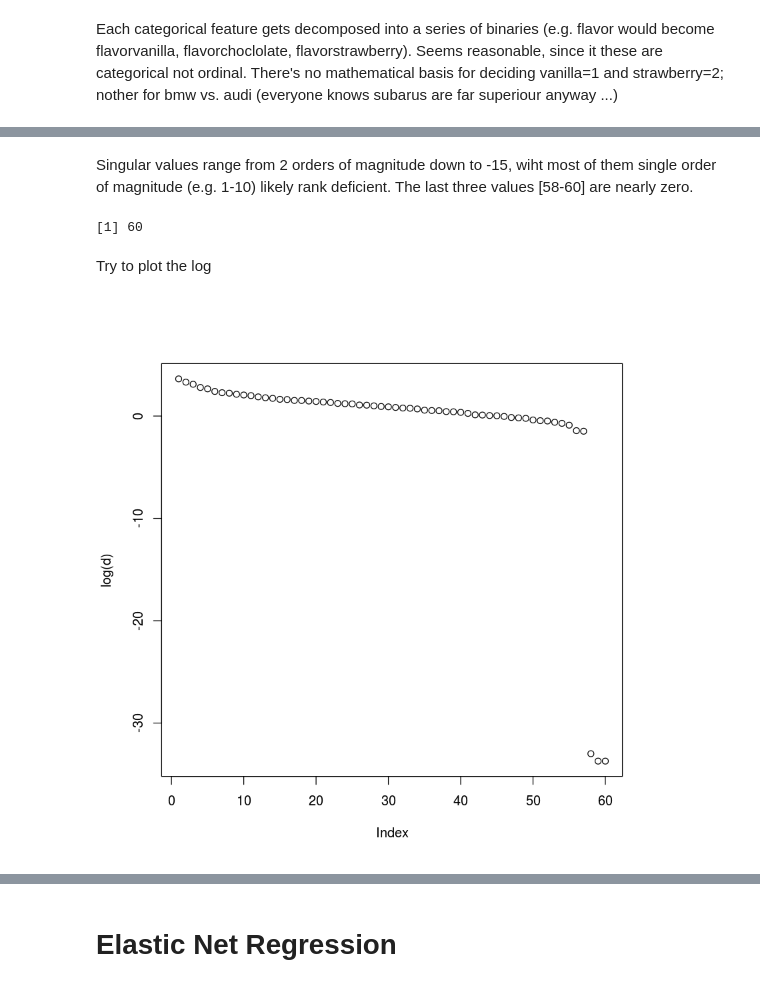
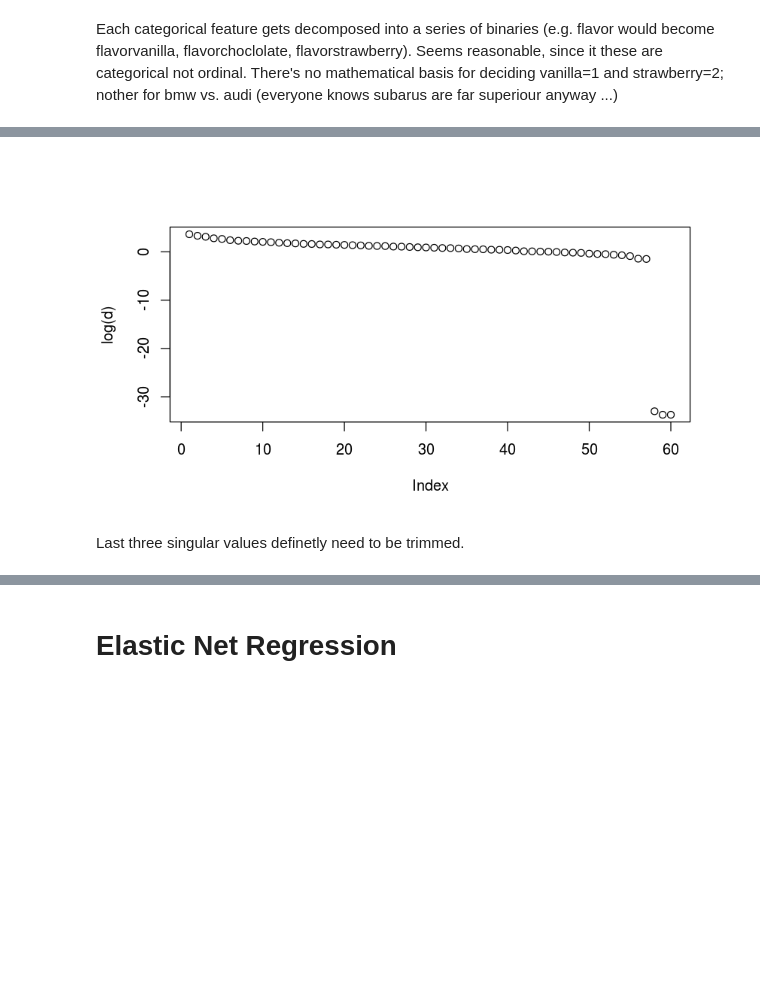
Before and after one commit to JingruWu10/UW_DataScience, a Jupyter notebook: Q2/HW07/HW07_Salemann_DRAFT.ipynb, the cells around one changed output, grey strips where cells are left out. Saved outputs shown, nothing was run; the diff lists cells and outputs as text; code cells hidden in the pictures; blank space fills up the shorter version.

```diff
--- a/Q2/HW07/HW07_Salemann_DRAFT.ipynb
+++ b/Q2/HW07/HW07_Salemann_DRAFT.ipynb
@@ -277,17 +259,10 @@ Diagonal Matrix (d)
-# %% [markdown]
-Singular values range from 2 orders of magnitude down to -15, wiht most of them single order of magnitude (e.g. 1-10) likely rank deficient. The last three values [58-60] are nearly zero.
-# %%
-length(d)
-# %% [output]
-[1] 60
-# %% [markdown]
-Try to plot the log
 # %%
-x = seq(0,length(d))
-y = log(d)
+d = svdM$d
 plot(log(d))
 # %% [output]
-[figure, old version]
+[figure, new version]
+# %% [markdown]
+Last three singular values definetly need to be trimmed.
 # %%
 d.trimmed = d[1:(length(d)-3)]
 plot(log(d.trimmed))
```
Also changed, not shown: parts of 23 cells of this notebook.
